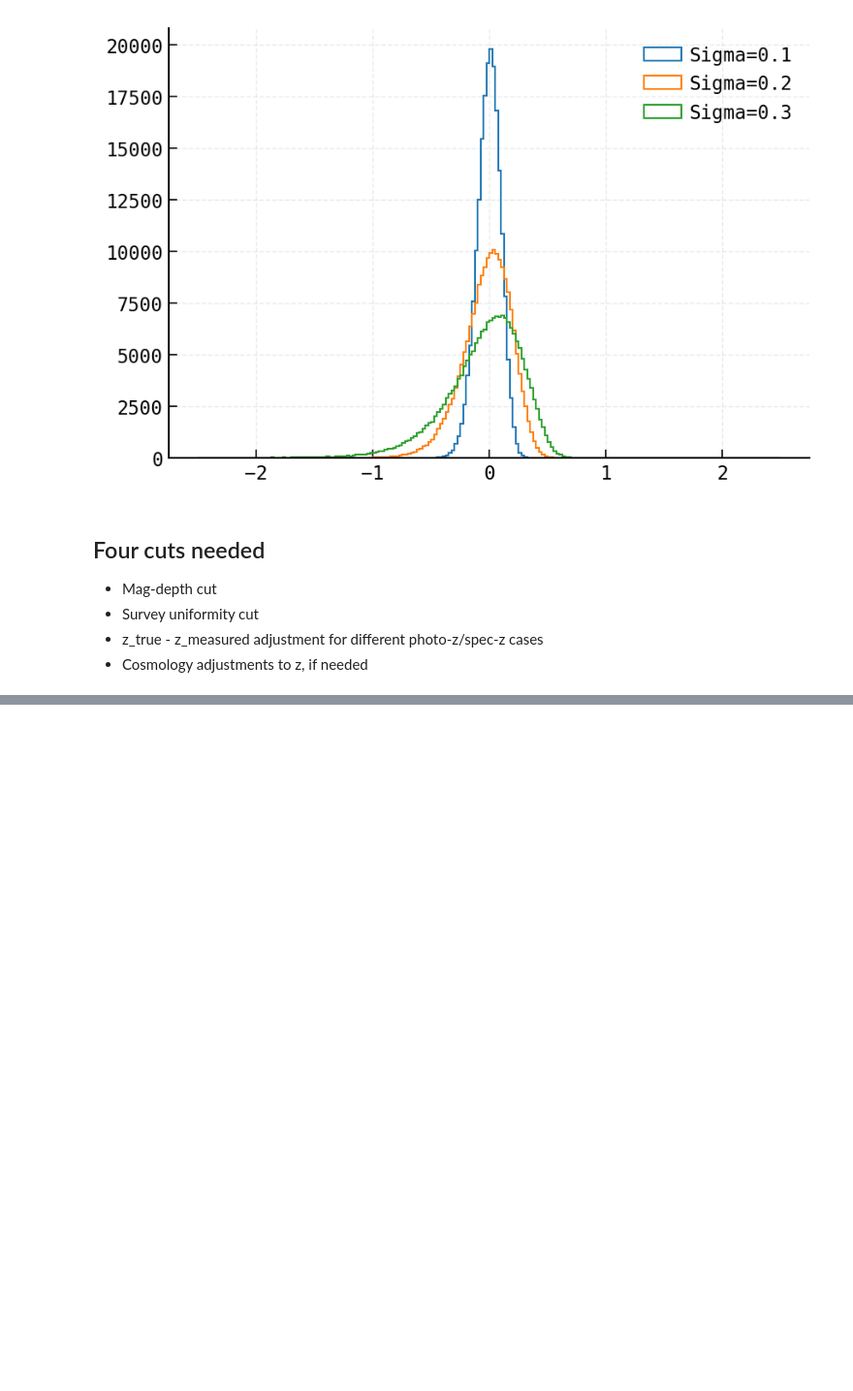
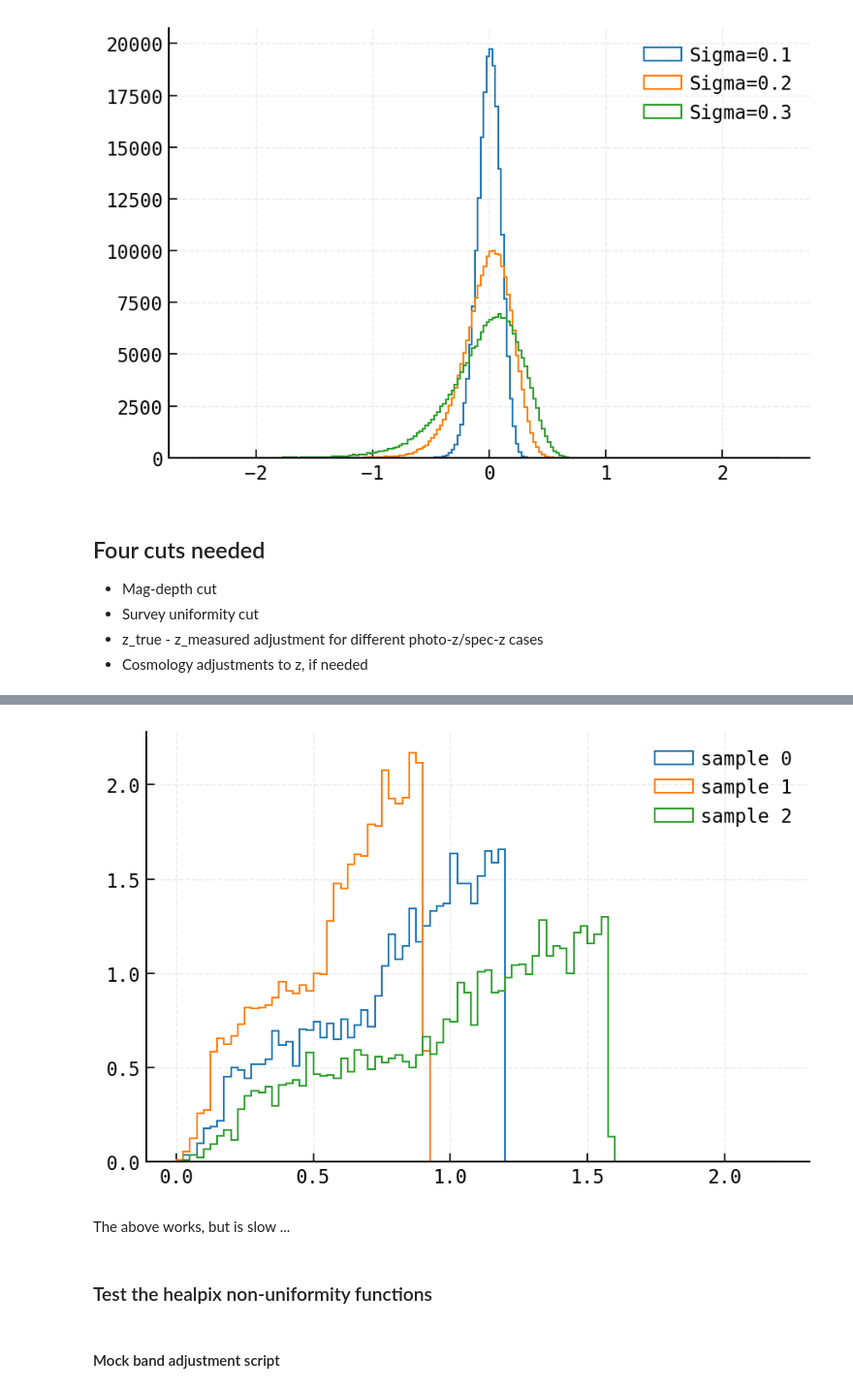
Before and after one commit to LSSTDESC/gwStreetlights, a Jupyter notebook: galCats/initialCuts.ipynb, the cells around one changed output, grey strips where cells are left out. Shown: that part at 97% size. Saved outputs shown, nothing was run; the diff lists cells and outputs as text; code cells hidden in the pictures; blank space fills up the shorter version.

```diff
--- a/galCats/initialCuts.ipynb
+++ b/galCats/initialCuts.ipynb
@@ -238,0 +216,5 @@ ax.legend()
+# %%
+# Generate a random permutation of indices
+p = np.random.permutation(len(data["redshift_true"]))
+# %%
+n_points = 10000
@@ -238,0 +237,4 @@ ax.legend()
+# %%
+%%time
+h_05_redshift = ut.transmute_redshift(data.iloc[p[0:n_points]]["redshift_true"],skysimCat.cosmology,alternate_h=0.5)
+h_10_redshift = ut.transmute_redshift(data.iloc[p[0:n_points]]["redshift_true"],skysimCat.cosmology,alternate_h=1)
@@ -238,0 +244,13 @@ ax.legend()
+# %%
+%%time
+n=0
+fig,ax = plt.subplots()
+for d in [data.iloc[p[0:n_points]]['redshift_true'],h_05_redshift,h_10_redshift]:
+    histVals = ax.hist(d,histtype="step",density=True,
+                       bins=np.arange(0,z_max+1+z_step,step=z_step),label=f"sample {n}")
+    # histVals = ax.hist(d[data[0:n_points]["is_central"]==False],histtype="step",density=True,
+    #                    bins=np.arange(0,z_max+z_step,step=z_step),label="Non-Central Galaxies")
+    n+=1
+ax.legend()
+fig.show()
+# %% [output]
@@ -238,0 +259,7 @@ ax.legend()
+[figure, added]
+# %% [markdown]
+The above works, but is slow ...
+# %% [markdown]
+### Test the healpix non-uniformity functions
+# %% [markdown]
+#### Mock band adjustment script
```
Also changed, not shown: parts of 27 cells of this notebook.
